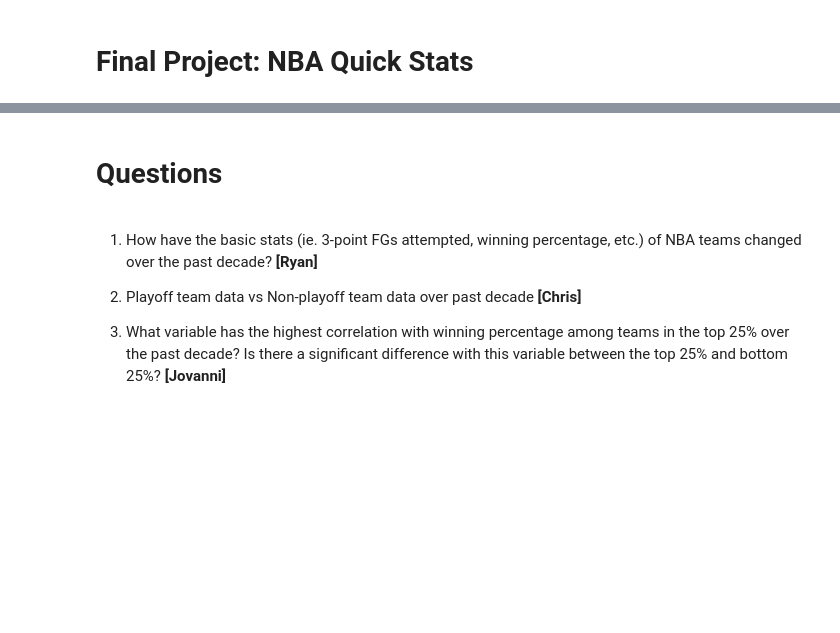
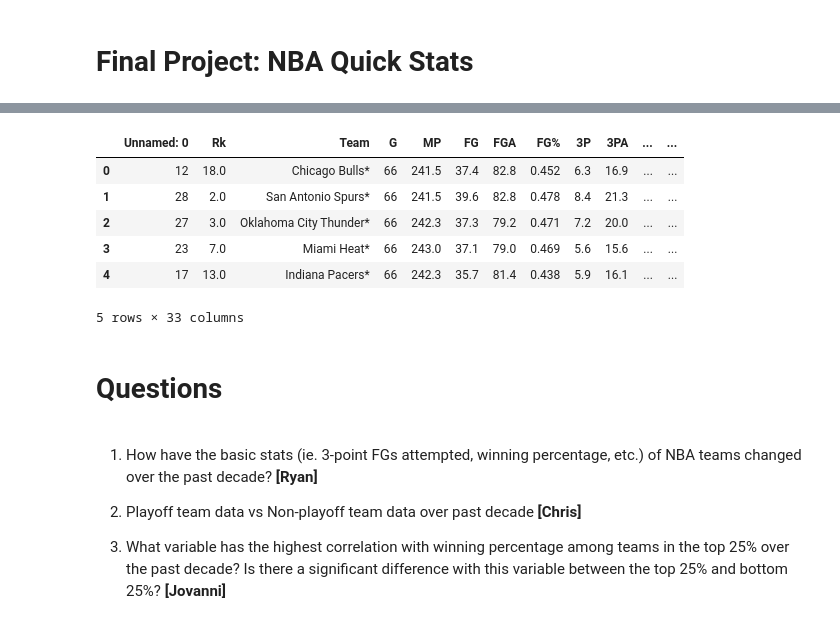
Before and after one commit to cs2027/stat-303-1-project, a Jupyter notebook: final-project.ipynb, the cells around one changed output, grey strips where cells are left out. Saved outputs shown, nothing was run; the diff lists cells and outputs as text; code cells hidden in the pictures; blank space fills up the shorter version.

Commit message:
Add back 3P attempt column

```diff
--- a/final-project.ipynb
+++ b/final-project.ipynb
@@ -174,3 +166,15 @@ nba_data.head()
+# %%
+fp = '/Users/christopher_song/Desktop/fall_2021/stat_303_1/stat-303-1-project/data/nba_data.csv'
+nba_data = pd.read_csv(fp)
+nba_data.head()
+# %% [output]
+|  | Unnamed: 0 | Rk | Team | G | MP | FG | FGA | FG% | 3P | 3PA | ... | ... |
+| 0 | 12 | 18.0 | Chicago Bulls* | 66 | 241.5 | 37.4 | 82.8 | 0.452 | 6.3 | 16.9 | ... | ... |
+| 1 | 28 | 2.0 | San Antonio Spurs* | 66 | 241.5 | 39.6 | 82.8 | 0.478 | 8.4 | 21.3 | ... | ... |
+| 2 | 27 | 3.0 | Oklahoma City Thunder* | 66 | 242.3 | 37.3 | 79.2 | 0.471 | 7.2 | 20.0 | ... | ... |
+| 3 | 23 | 7.0 | Miami Heat* | 66 | 243.0 | 37.1 | 79.0 | 0.469 | 5.6 | 15.6 | ... | ... |
+| 4 | 17 | 13.0 | Indiana Pacers* | 66 | 242.3 | 35.7 | 81.4 | 0.438 | 5.9 | 16.1 | ... | ... |
+5 rows × 33 columns
 # %% [markdown]
 # Questions
 # %% [markdown]
```
Also changed, not shown: parts of 17 cells of this notebook.
